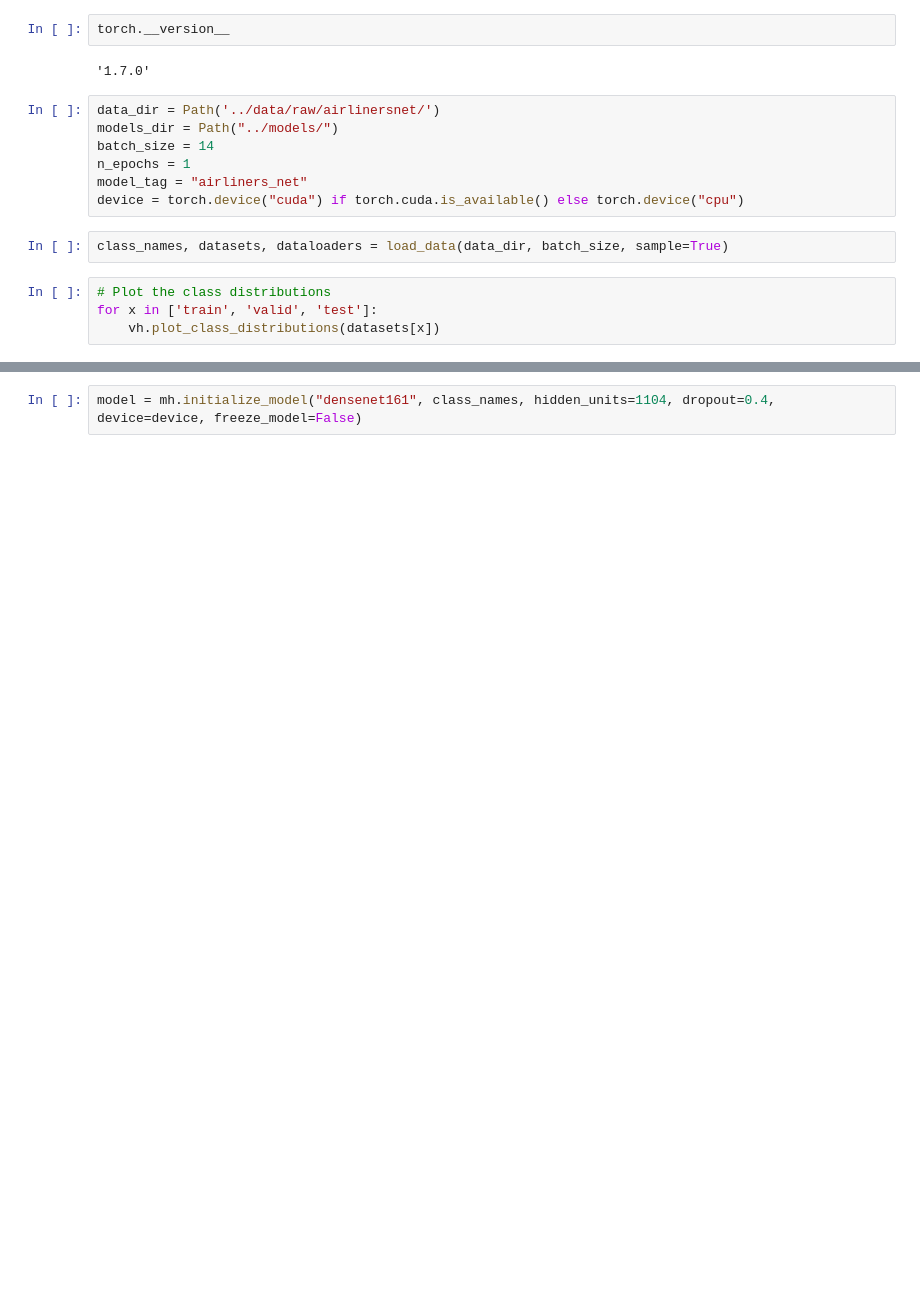
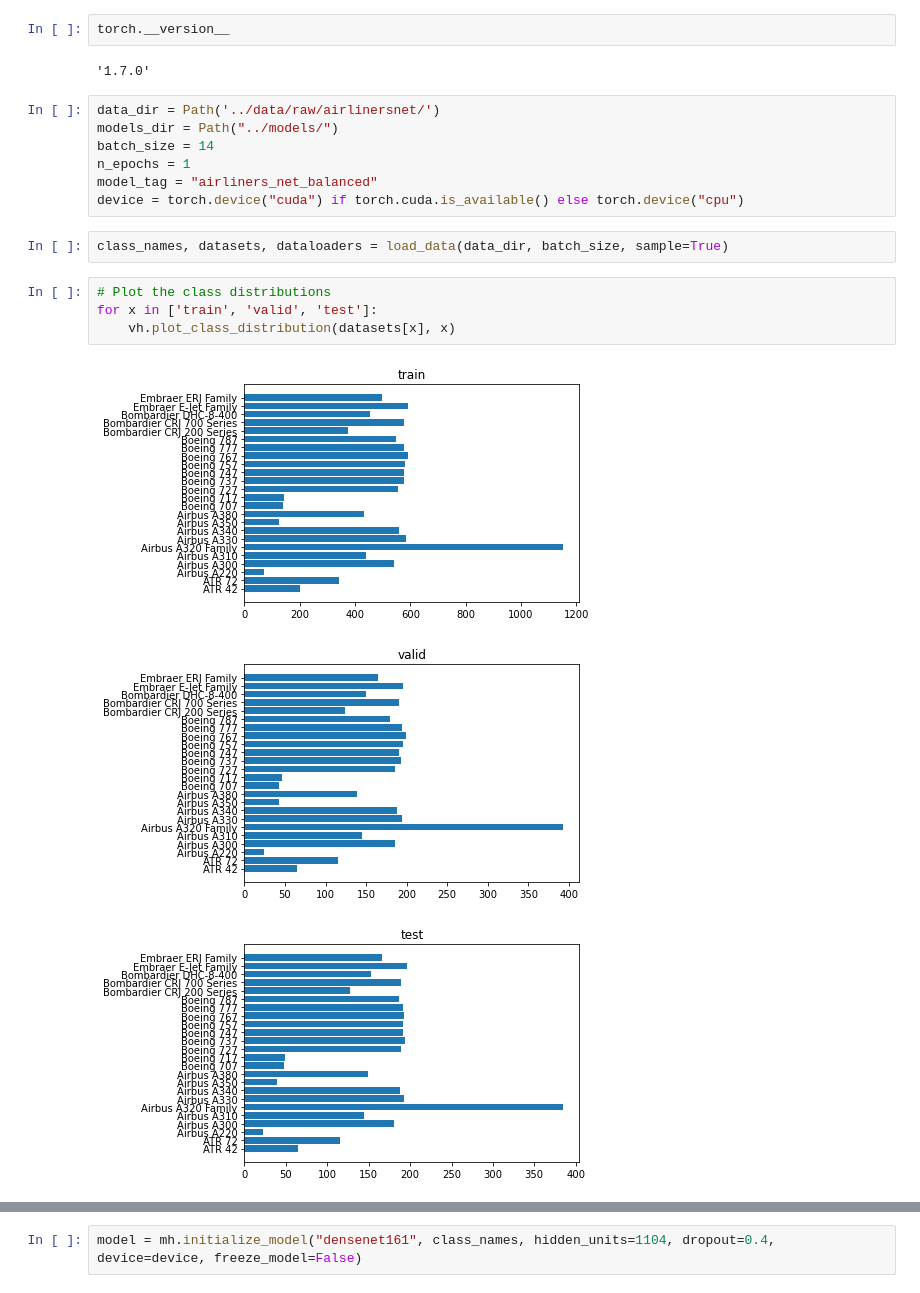
Before and after one commit to what-plane/what-plane-classifier, a Jupyter notebook: notebooks/densenet-functions.ipynb, the cells around one changed output, grey strips where cells are left out. Cells and saved outputs as stored; diff of their text form; blank space fills up the shorter version.

```diff
--- a/notebooks/densenet-functions.ipynb
+++ b/notebooks/densenet-functions.ipynb
@@ -38,14 +38,18 @@ data_dir = Path('../data/raw/airlinersnet/')
 models_dir = Path("../models/")
 batch_size = 14
 n_epochs = 1
-model_tag = "airliners_net"
+model_tag = "airliners_net_balanced"
 device = torch.device("cuda") if torch.cuda.is_available() else torch.device("cpu")
 # %%
 class_names, datasets, dataloaders = load_data(data_dir, batch_size, sample=True)
 # %%
 # Plot the class distributions
 for x in ['train', 'valid', 'test']:
-    vh.plot_class_distributions(datasets[x])
+    vh.plot_class_distribution(datasets[x], x)
+# %% [output]
+[figure, added]
+[figure, added]
+[figure, added]
 # %%
 # Visualize a batch of training data
 vh.visualize_sample(dataloaders['train'])
```
Also changed, not shown: parts of 5 cells of this notebook, 1 other file.
